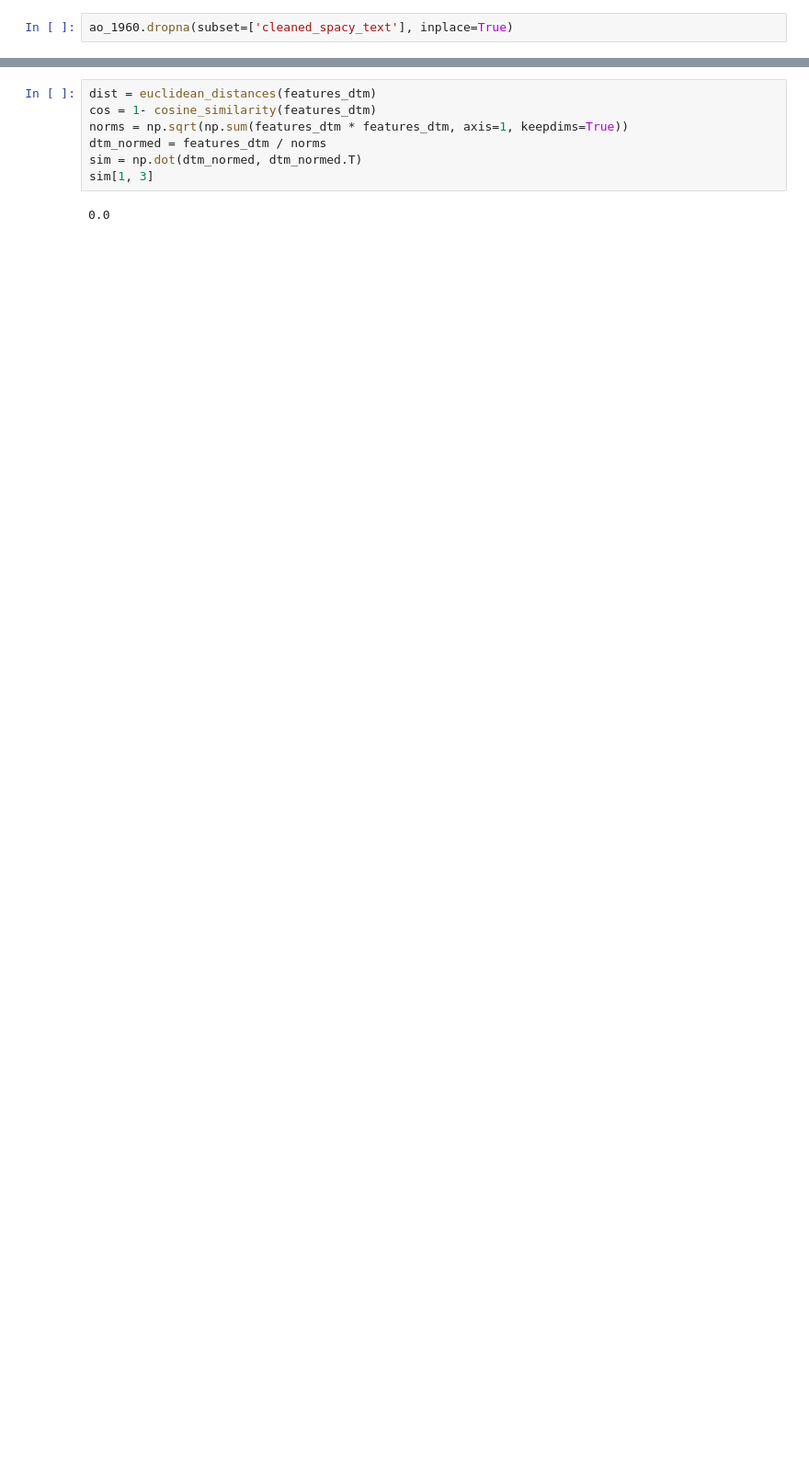
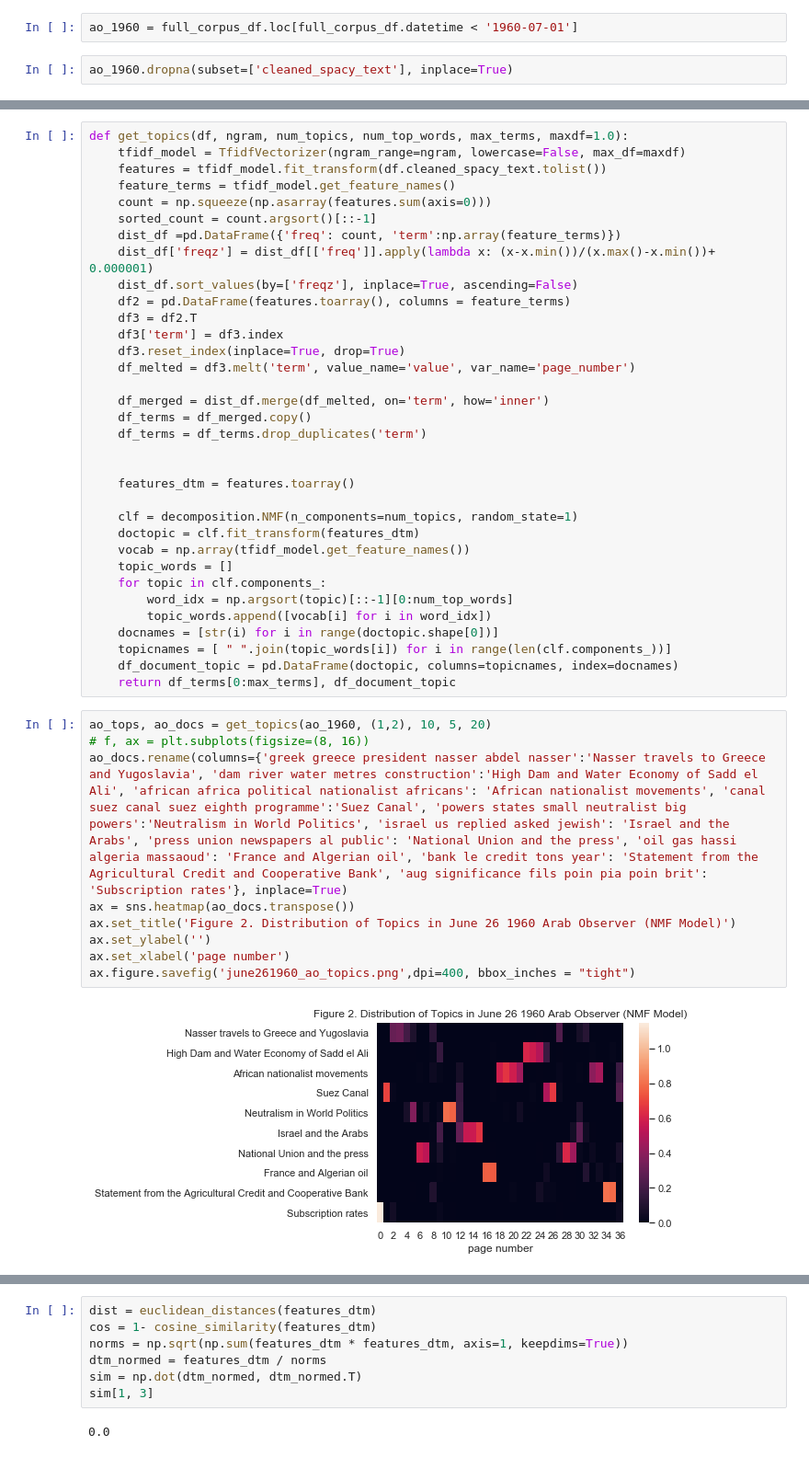
Before and after one commit to ZoeLeBlanc/dissertation, a Jupyter notebook: chapters/chapter_3/notebooks/Topics in magazines.ipynb, the cells around one changed output, grey strips where cells are left out. Shown: that part at 92% size. Saved outputs shown, nothing was run; the diff lists cells and outputs as text; blank space fills up the shorter version.

```diff
--- a/chapters/chapter_3/notebooks/Topics in magazines.ipynb
+++ b/chapters/chapter_3/notebooks/Topics in magazines.ipynb
@@ -27,2 +31,4 @@ ao_1960 = full_corpus_df.query('date.str.contains("1961")')
+# %%
+ao_1960 = full_corpus_df.loc[full_corpus_df.datetime < '1960-07-01']
 # %%
 ao_1960.dropna(subset=['cleaned_spacy_text'], inplace=True)
@@ -33,0 +66,45 @@ features_dtm = features.toarray()
+# %%
+def get_topics(df, ngram, num_topics, num_top_words, max_terms, maxdf=1.0):
+    tfidf_model = TfidfVectorizer(ngram_range=ngram, lowercase=False, max_df=maxdf)
+    features = tfidf_model.fit_transform(df.cleaned_spacy_text.tolist())
+    feature_terms = tfidf_model.get_feature_names()
+    count = np.squeeze(np.asarray(features.sum(axis=0)))
+    sorted_count = count.argsort()[::-1]
+    dist_df =pd.DataFrame({'freq': count, 'term':np.array(feature_terms)})
+    dist_df['freqz'] = dist_df[['freq']].apply(lambda x: (x-x.min())/(x.max()-x.min())+ 0.000001)
+    dist_df.sort_values(by=['freqz'], inplace=True, ascending=False)
+    df2 = pd.DataFrame(features.toarray(), columns = feature_terms)
+    df3 = df2.T
+    df3['term'] = df3.index
+    df3.reset_index(inplace=True, drop=True)
+    df_melted = df3.melt('term', value_name='value', var_name='page_number')
+
+    df_merged = dist_df.merge(df_melted, on='term', how='inner')
+    df_terms = df_merged.copy()
+    df_terms = df_terms.drop_duplicates('term')
+
+
+    features_dtm = features.toarray()
+
+    clf = decomposition.NMF(n_components=num_topics, random_state=1)
+    doctopic = clf.fit_transform(features_dtm)
+    vocab = np.array(tfidf_model.get_feature_names())
+    topic_words = []
+    for topic in clf.components_:
+        word_idx = np.argsort(topic)[::-1][0:num_top_words]
+        topic_words.append([vocab[i] for i in word_idx])
+    docnames = [str(i) for i in range(doctopic.shape[0])]
+    topicnames = [ " ".join(topic_words[i]) for i in range(len(clf.components_))]
+    df_document_topic = pd.DataFrame(doctopic, columns=topicnames, index=docnames)
+    return df_terms[0:max_terms], df_document_topic
+# %%
+ao_tops, ao_docs = get_topics(ao_1960, (1,2), 10, 5, 20)
+# f, ax = plt.subplots(figsize=(8, 16))
+ao_docs.rename(columns={'greek greece president nasser abdel nasser':'Nasser travels to Greece and Yugoslavia', 'dam river water metres construction':'High Dam and Water Economy of Sadd el Ali', 'african africa political nationalist africans': 'African nationalist movements', 'canal suez canal suez eighth programme':'Suez Canal', 'powers states small neutralist big powers':'Neutralism in World Politics', 'israel us replied asked jewish': 'Israel and the Arabs', 'press union newspapers al public': 'National Union and the press', 'oil gas hassi algeria massaoud': 'France and Algerian oil', 'bank le credit tons year': 'Statement from the Agricultural Credit and Cooperative Bank', 'aug significance fils poin pia poin brit': 'Subscription rates'}, inplace=True)
+ax = sns.heatmap(ao_docs.transpose())
+ax.set_title('Figure 2. Distribution of Topics in June 26 1960 Arab Observer (NMF Model)')
+ax.set_ylabel('')
+ax.set_xlabel('page number')
+ax.figure.savefig('june261960_ao_topics.png',dpi=400, bbox_inches = "tight")
+# %% [output]
+[figure, added]
```
Also changed, not shown: parts of 39 cells of this notebook, 28 other files.
